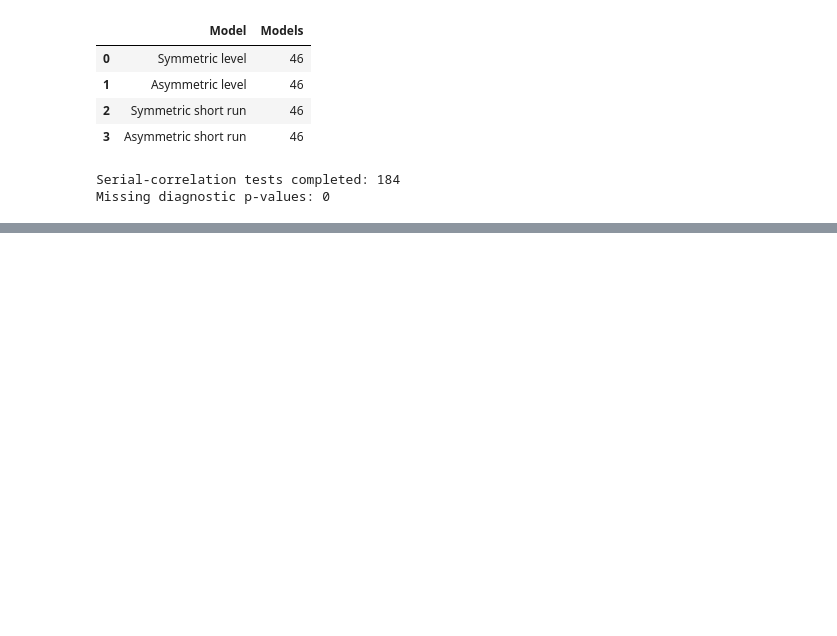
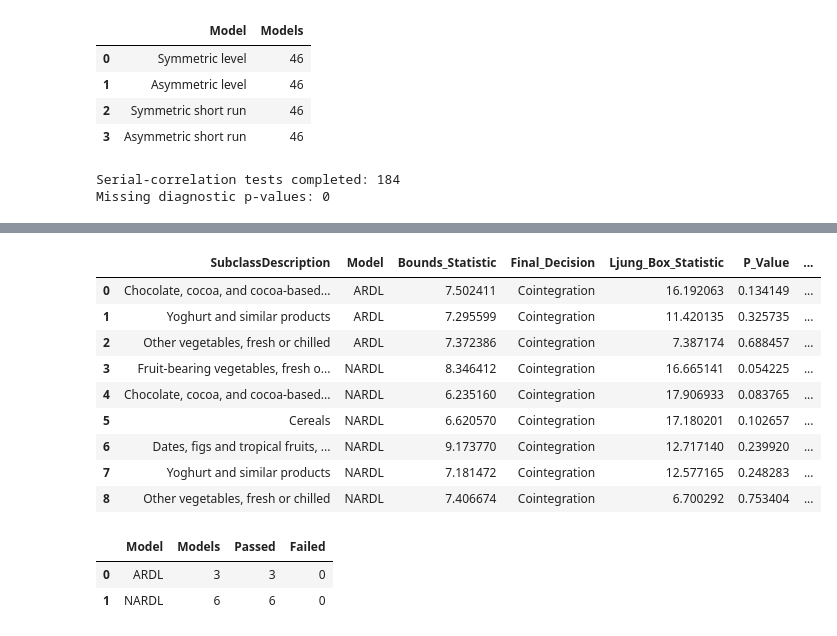
Before and after one commit to MasindiManaga/ERPT_ML_Research, a Jupyter notebook: notebooks/07_Econometric_Results_and_Diagnostics.ipynb, the cells around one changed output, grey strips where cells are left out. Cells and saved outputs as stored; diff of their text form; code cells hidden in the pictures; blank space fills up the shorter version.

```diff
--- a/notebooks/07_Econometric_Results_and_Diagnostics.ipynb
+++ b/notebooks/07_Econometric_Results_and_Diagnostics.ipynb
@@ -698,0 +778,79 @@ Missing diagnostic p-values: 0
+# %%
+# check the Primary Long-Run Models
+
+level_serial_correlation = serial_correlation_results.loc[
+    serial_correlation_results["Model"].isin(
+        ["Symmetric level", "Asymmetric level"]
+    )
+].copy()
+
+level_serial_correlation["Model"] = (
+    level_serial_correlation["Model"]
+    .replace(
+        {
+            "Symmetric level": "ARDL",
+            "Asymmetric level": "NARDL",
+        }
+    )
+)
+
+primary_long_run_models = final_bounds_results.loc[
+    final_bounds_results["Final_Decision"].eq("Cointegration"),
+    [
+        "SubclassDescription",
+        "Model",
+        "Bounds_Statistic",
+        "Final_Decision",
+    ],
+].copy()
+
+primary_long_run_serial_diagnostics = primary_long_run_models.merge(
+    level_serial_correlation[
+        [
+            "SubclassDescription",
+            "Model",
+            "Ljung_Box_Statistic",
+            "P_Value",
+            "No_Serial_Correlation",
+        ]
+    ],
+    on=["SubclassDescription", "Model"],
+    how="left",
+    validate="one_to_one",
+)
+
+display(
+    primary_long_run_serial_diagnostics.sort_values(
+        ["Model", "P_Value"]
+    ).reset_index(drop=True)
+)
+
+primary_long_run_serial_summary = (
+    primary_long_run_serial_diagnostics
+    .groupby("Model", as_index=False)
+    .agg(
+        Models=("SubclassDescription", "size"),
+        Passed=("No_Serial_Correlation", "sum"),
+    )
+)
+
+primary_long_run_serial_summary["Failed"] = (
+    primary_long_run_serial_summary["Models"]
+    - primary_long_run_serial_summary["Passed"]
+)
+
+display(primary_long_run_serial_summary)
+# %% [output]
+|  | SubclassDescription | Model | Bounds_Statistic | Final_Decision | Ljung_Box_Statistic | P_Value | ... |
+| 0 | Chocolate, cocoa, and cocoa-based... | ARDL | 7.502411 | Cointegration | 16.192063 | 0.134149 | ... |
+| 1 | Yoghurt and similar products | ARDL | 7.295599 | Cointegration | 11.420135 | 0.325735 | ... |
+| 2 | Other vegetables, fresh or chilled | ARDL | 7.372386 | Cointegration | 7.387174 | 0.688457 | ... |
+| 3 | Fruit-bearing vegetables, fresh o... | NARDL | 8.346412 | Cointegration | 16.665141 | 0.054225 | ... |
+| 4 | Chocolate, cocoa, and cocoa-based... | NARDL | 6.235160 | Cointegration | 17.906933 | 0.083765 | ... |
+| 5 | Cereals | NARDL | 6.620570 | Cointegration | 17.180201 | 0.102657 | ... |
+| 6 | Dates, figs and tropical fruits, ... | NARDL | 9.173770 | Cointegration | 12.717140 | 0.239920 | ... |
+| 7 | Yoghurt and similar products | NARDL | 7.181472 | Cointegration | 12.577165 | 0.248283 | ... |
+| 8 | Other vegetables, fresh or chilled | NARDL | 7.406674 | Cointegration | 6.700292 | 0.753404 | ... |
+|  | Model | Models | Passed | Failed |
+| 0 | ARDL | 3 | 3 | 0 |
+| 1 | NARDL | 6 | 6 | 0 |
```
Also changed, not shown: parts of 5 cells of this notebook.
